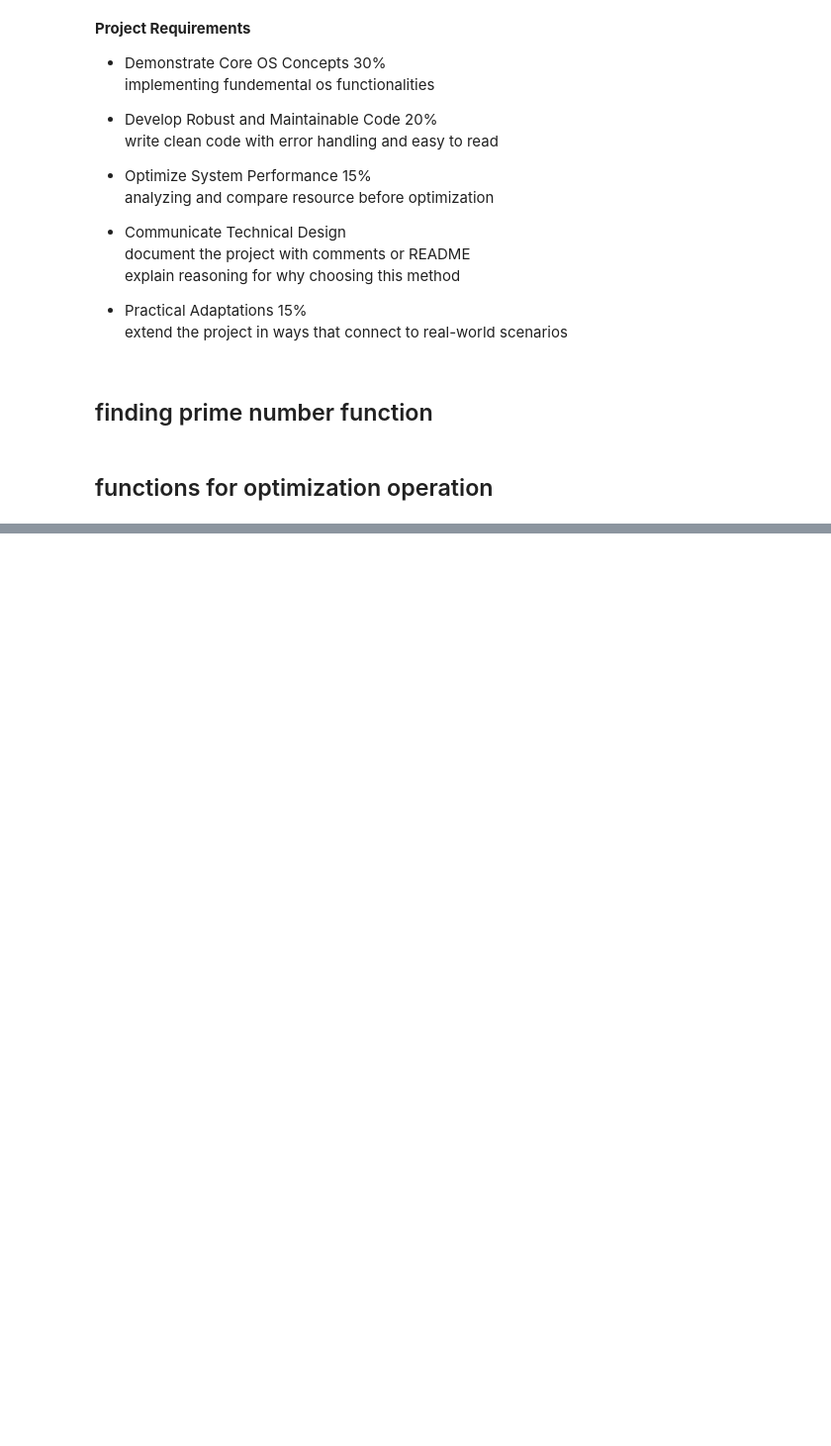
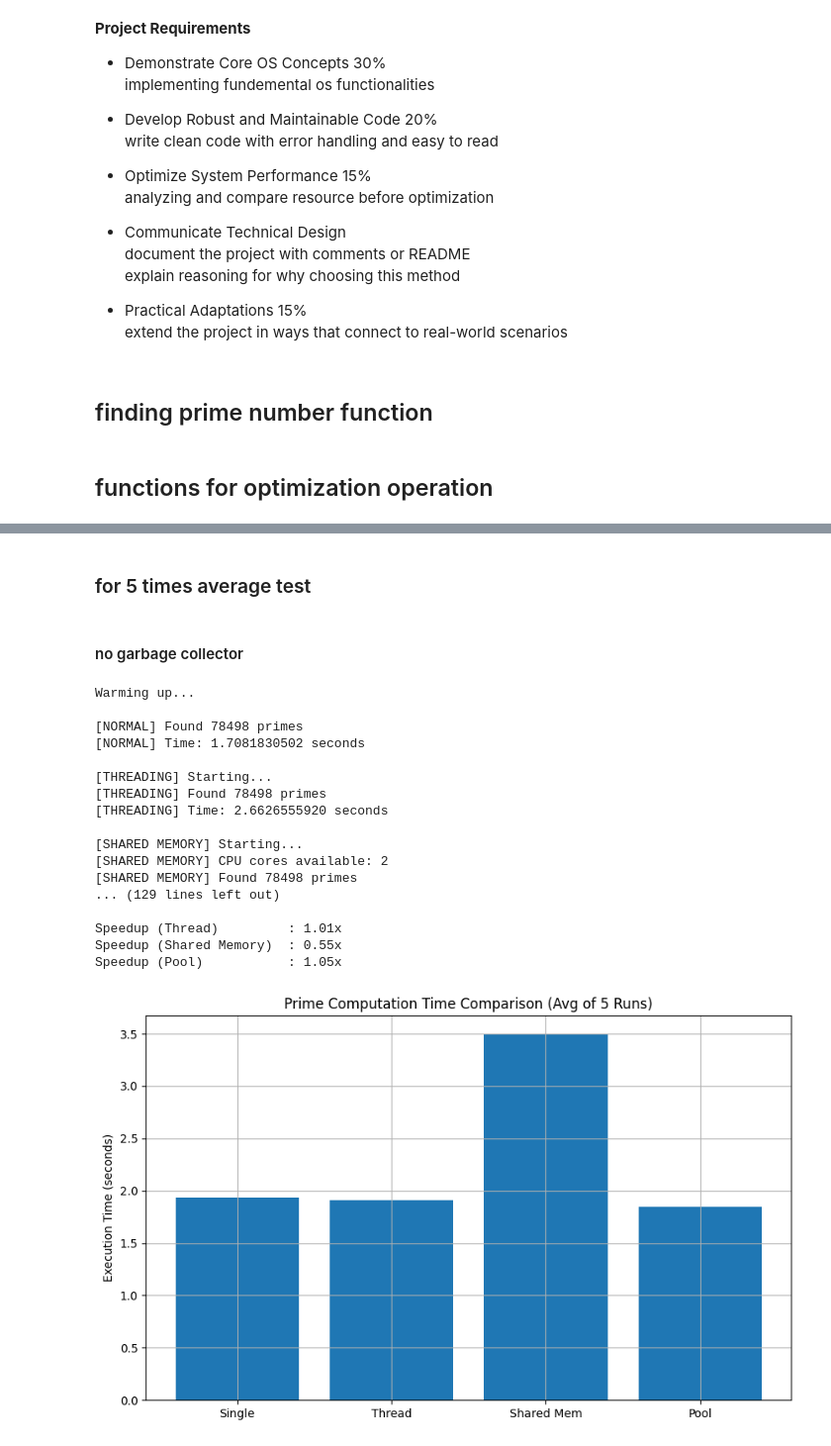
Before and after one commit to EarnGH/ITCS225_Orange, a Jupyter notebook: os_project.ipynb, the cells around one changed output, grey strips where cells are left out. Shown at 99% size. Saved outputs shown, nothing was run; the diff lists cells and outputs as text; code cells hidden in the pictures; blank space fills up the shorter version.

```diff
--- a/os_project.ipynb
+++ b/os_project.ipynb
@@ -217,0 +273,80 @@ Speedup (vs pool): 1.09500x
+# %% [markdown]
+### for 5 times average test
+# %% [markdown]
+#### no garbage collector
+# %%
+import time
+import gc
+import statistics
+import matplotlib.pyplot as plt
+
+# === Benchmarking Helper ===
+def average_runs(name, func, trials=5):
+    print(f"\n=== Running: {name} ===")
+    durations = []
+    for i in range(trials):
+        print(f"Trial {i+1}/{trials}...")
+        result = func()
+        durations.append(result)
+        # gc.collect()
+        time.sleep(1.5)
+    avg = statistics.mean(durations)
+    std = statistics.stdev(durations)
+    print(f"{name} Avg: {avg:.5f}s | Std Dev: {std:.5f}s")
+    return avg
+
+# === Optional Warm-up ===
+print("Warming up...")
+check_prime_in_range()
+simple_multithread()
+parallel_shared_memory()
+parallel_pool_memory()
+gc.collect()
+time.sleep(2)
+
+# === Run Benchmarks ===
+times = []
+labels = ['Single', 'Thread', 'Shared Mem', 'Pool']
+
+n_time = average_runs("Single Thread", check_prime_in_range)
+t_time = average_runs("Multithreading", simple_multithread)
+m_time = average_runs("Parallel Shared Memory", parallel_shared_memory)
+mp_time = average_runs("Parallel Pooled Memory", parallel_pool_memory)
+
+times = [n_time, t_time, m_time, mp_time]
+
+# === Display Comparison ===
+print("\n=== FINAL COMPARISON ===")
+for label, t in zip(labels, times):
+    print(f"{label:<15}: {t:.5f} seconds")
+
+print(f"\nSpeedup (Thread)         : {n_time / t_time:.2f}x")
+print(f"Speedup (Shared Memory)  : {n_time / m_time:.2f}x")
+print(f"Speedup (Pool)           : {n_time / mp_time:.2f}x")
+
+# === Plot Comparison ===
+plt.figure(figsize=(10, 6))
+plt.bar(labels, times)
+plt.ylabel('Execution Time (seconds)')
+plt.title('Prime Computation Time Comparison (Avg of 5 Runs)')
+plt.grid(True)
+plt.show()
+# %% [output]
+Warming up...
+
+[NORMAL] Found 78498 primes
+[NORMAL] Time: 1.7081830502 seconds
+
+[THREADING] Starting...
+[THREADING] Found 78498 primes
+[THREADING] Time: 2.6626555920 seconds
+
+[SHARED MEMORY] Starting...
+[SHARED MEMORY] CPU cores available: 2
+[SHARED MEMORY] Found 78498 primes
+... (129 lines left out)
+
+Speedup (Thread)         : 1.01x
+Speedup (Shared Memory)  : 0.55x
+Speedup (Pool)           : 1.05x
+[figure, added]
```
Also changed, not shown: parts of 8 cells of this notebook.
